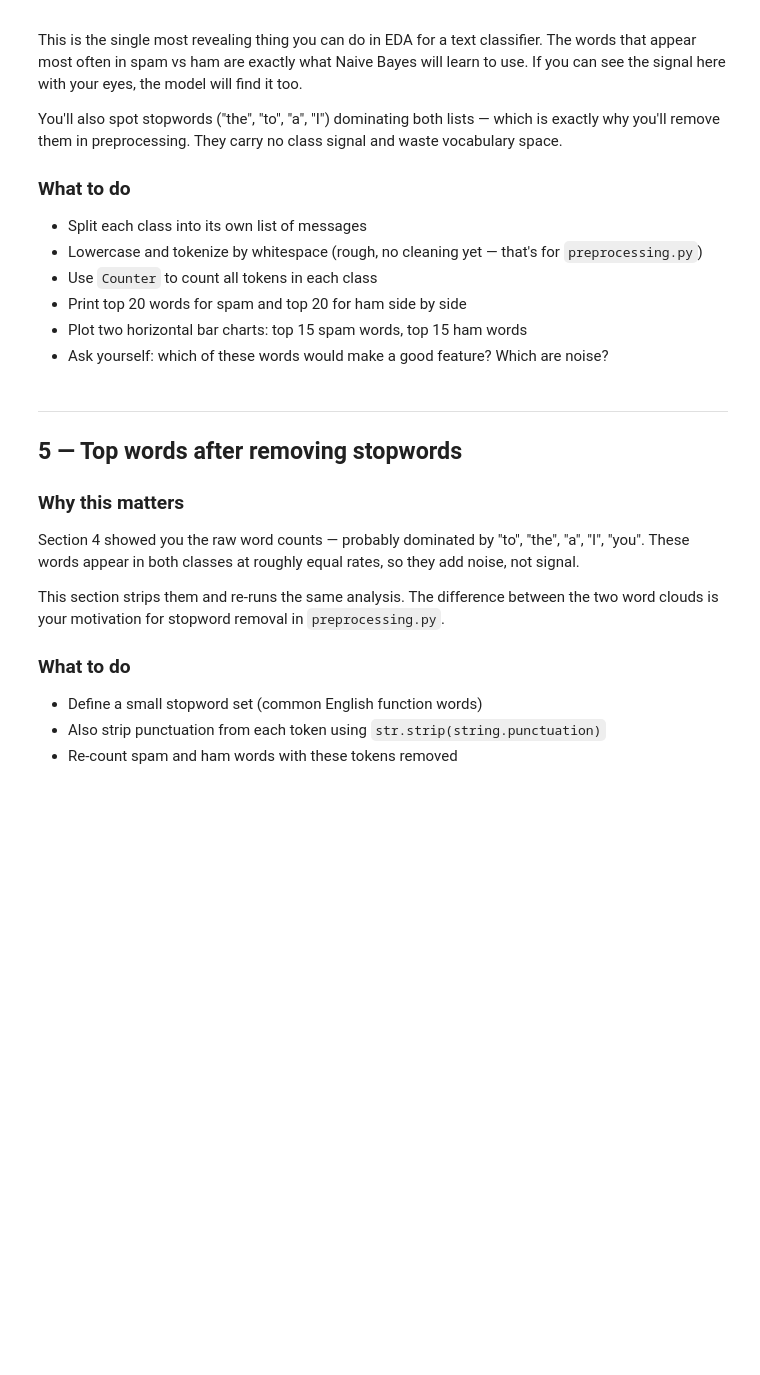
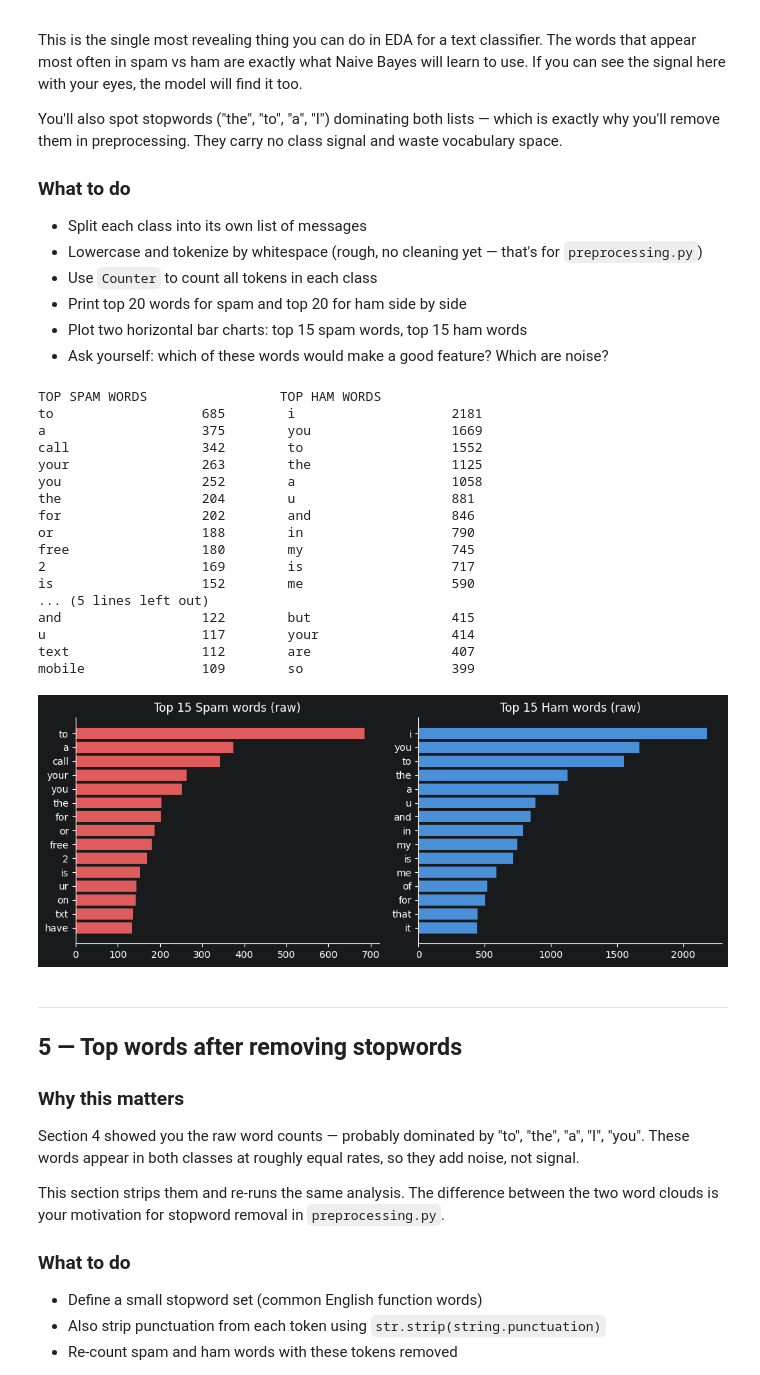
Before and after one commit to Piyush314159/Spam-sentiment_classifier, a Jupyter notebook: notebooks/exploration.ipynb, the cells around one changed output. Cells and saved outputs as stored; diff of their text form; code cells hidden in the pictures; blank space fills up the shorter version.

```diff
--- a/notebooks/exploration.ipynb
+++ b/notebooks/exploration.ipynb
@@ -150,30 +196,49 @@ and waste vocabulary space.
 - Plot two horizontal bar charts: top 15 spam words, top 15 ham words
 - Ask yourself: which of these words would make a good feature? Which are noise?
 # %%
-# spam_words = Counter()
-# ham_words  = Counter()
-#
-# for msg in df[df['label'] == 'spam']['message']:
-#     spam_words.update(msg.lower().split())
-# for msg in df[df['label'] == 'ham']['message']:
-#     ham_words.update(msg.lower().split())
-#
+spam_words = Counter()
+ham_words  = Counter()
+
+for msg in df[df['label'] == 'spam']['message']:
+    spam_words.update(msg.lower().split())
+for msg in df[df['label'] == 'ham']['message']:
+    ham_words.update(msg.lower().split())
+
 # --- print top 20 side by side ---
-# print(f"{'TOP SPAM WORDS':<30} {'TOP HAM WORDS'}")
-# for (sw, sc), (hw, hc) in zip(spam_words.most_common(20), ham_words.most_common(20)):
-#     print(f"{sw:<20} {sc:<10} {hw:<20} {hc}")
-#
+print(f"{'TOP SPAM WORDS':<30} {'TOP HAM WORDS'}")
+for (sw, sc), (hw, hc) in zip(spam_words.most_common(20), ham_words.most_common(20)):
+    print(f"{sw:<20} {sc:<10} {hw:<20} {hc}")
+
 # --- horizontal bar charts ---
-# fig, axes = plt.subplots(1, 2)
-# for ax, counter, label, color in [
-#     (axes[0], spam_words, 'Spam', '#E05C5C'),
-#     (axes[1], ham_words,  'Ham',  '#4A90D9')
-# ]:
-#     words, counts = zip(*counter.most_common(15))
-#     ax.barh(words[::-1], counts[::-1], color=color)
-#     ax.set_title(f'Top 15 {label} words (raw)')
-# plt.tight_layout()
-# plt.show()
+fig, axes = plt.subplots(1, 2)
+for ax, counter, label, color in [
+    (axes[0], spam_words, 'Spam', '#E05C5C'),
+    (axes[1], ham_words,  'Ham',  '#4A90D9')
+]:
+    words, counts = zip(*counter.most_common(15))
+    ax.barh(words[::-1], counts[::-1], color=color)
+    ax.set_title(f'Top 15 {label} words (raw)')
+plt.tight_layout()
+plt.show()
+# %% [output]
+TOP SPAM WORDS                 TOP HAM WORDS
+to                   685        i                    2181
+a                    375        you                  1669
+call                 342        to                   1552
+your                 263        the                  1125
+you                  252        a                    1058
+the                  204        u                    881
+for                  202        and                  846
+or                   188        in                   790
+free                 180        my                   745
+2                    169        is                   717
+is                   152        me                   590
+... (5 lines left out)
+and                  122        but                  415
+u                    117        your                 414
+text                 112        are                  407
+mobile               109        so                   399
+[figure, added]
 # %% [markdown]
 ---
 ## 5 — Top words after removing stopwords
```
Also changed, not shown: parts of 10 cells of this notebook, 1 other file.
